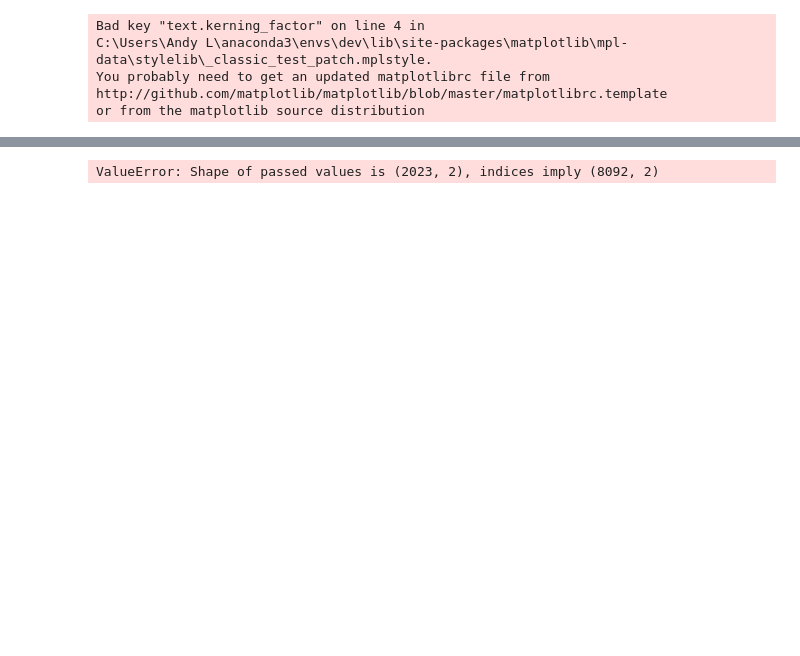
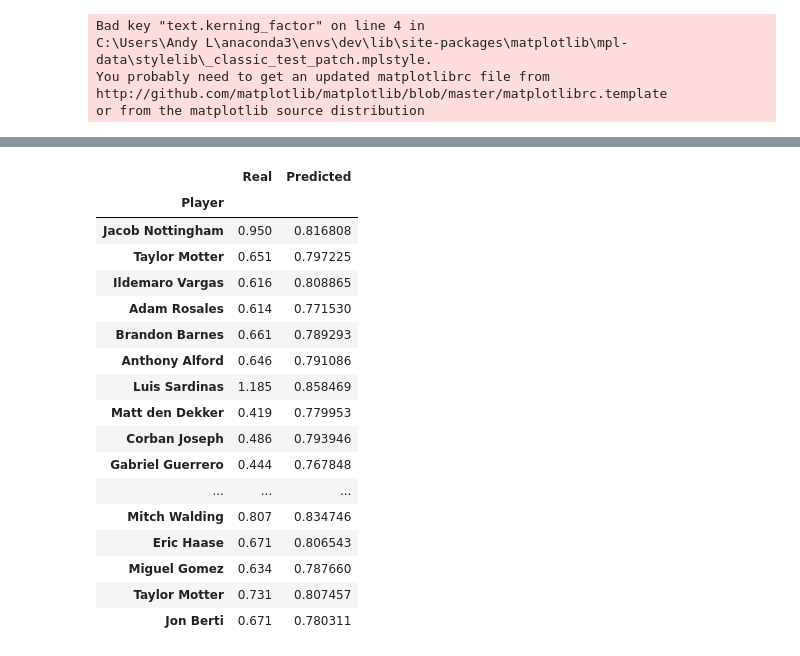
Before and after one commit to andyliang245/Project_3, a Jupyter notebook: MoneyBall.ipynb, the cells around one changed output, grey strips where cells are left out. Cells and saved outputs as stored; diff of their text form; code cells hidden in the pictures; blank space fills up the shorter version.

```diff
--- a/MoneyBall.ipynb
+++ b/MoneyBall.ipynb
@@ -96,0 +111,8 @@ X_train.shape
+# %%
+# Scale the data
+scaler = StandardScaler().fit(X)
+X = scaler.transform(X)
+
+y = y.reshape(-1, 1)
+scaler_y = StandardScaler().fit(y)
+y = scaler_y.transform(y)
@@ -99,7 +125,7 @@ X_train.shape
 #X_test = X_test.reshape((X_test.shape[0], X_test.shape[1], 1))
 # %%
 # Model set-up
-number_input_features = 87
+number_input_features = 77
 hidden_nodes_layer1 = 34
 hidden_nodes_layer2 = 5
 # %%
@@ -184,8 +208,27 @@ real_OPS = stats_df["OPS"]
+# %%
+predicted_OPS = scaler_y.inverse_transform(predicted)
 # %%
 moneyball = pd.DataFrame({
-    "Real": real_OPS.ravel(),
-    "Predicted": predicted.ravel()
-    }, index = stats_df.index[-len(real_OPS): ])
-moneyball.head()
+    "Real": y_test.ravel(),
+    "Predicted": predicted_OPS.ravel()
+    }, index = stats_df.index[-len(predicted_OPS): ])
+moneyball.head(20)
 # %% [output]
-ValueError: Shape of passed values is (2023, 2), indices imply (8092, 2)
+|  | Real | Predicted |
+| Player |  |  |
+| Jacob Nottingham | 0.950 | 0.816808 |
+| Taylor Motter | 0.651 | 0.797225 |
+| Ildemaro Vargas | 0.616 | 0.808865 |
+| Adam Rosales | 0.614 | 0.771530 |
+| Brandon Barnes | 0.661 | 0.789293 |
+| Anthony Alford | 0.646 | 0.791086 |
+| Luis Sardinas | 1.185 | 0.858469 |
+| Matt den Dekker | 0.419 | 0.779953 |
+| Corban Joseph | 0.486 | 0.793946 |
+| Gabriel Guerrero | 0.444 | 0.767848 |
+| ... | ... | ... |
+| Mitch Walding | 0.807 | 0.834746 |
+| Eric Haase | 0.671 | 0.806543 |
+| Miguel Gomez | 0.634 | 0.787660 |
+| Taylor Motter | 0.731 | 0.807457 |
+| Jon Berti | 0.671 | 0.780311 |
```
Also changed, not shown: parts of 10 cells of this notebook, 1 other file.
